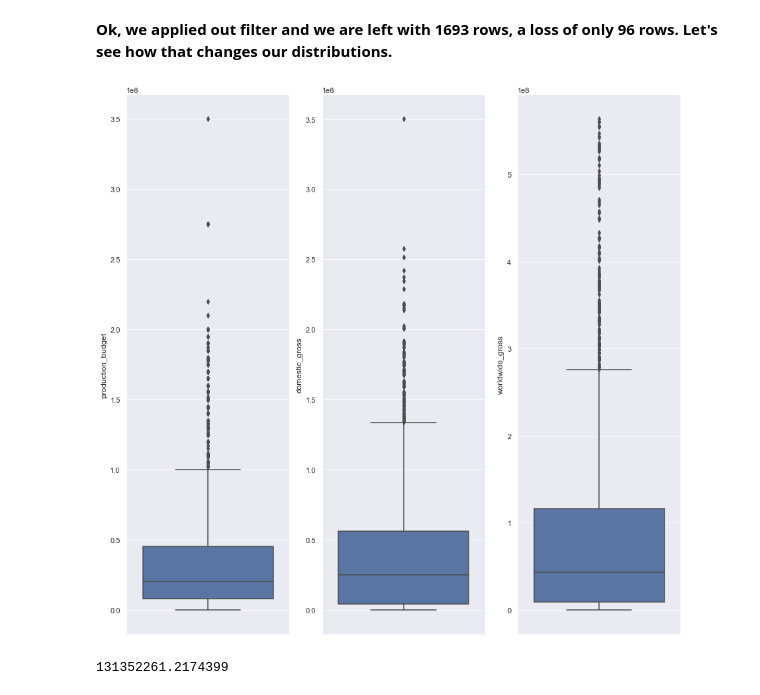
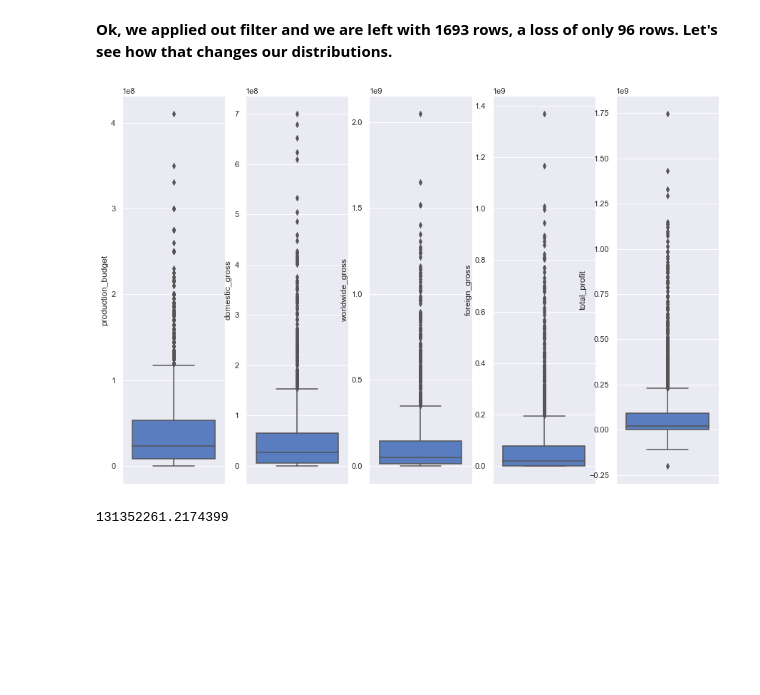
Before and after one commit to tcastanley/Movie_Analysis, a Jupyter notebook: Country_Movie_Inspection.ipynb, the cells around one changed output. Drawn from its saved outputs; the diff is of its cells as text; code cells hidden in the pictures; blank space fills up the shorter version.

```diff
--- a/Country_Movie_Inspection.ipynb
+++ b/Country_Movie_Inspection.ipynb
@@ -390,8 +393,8 @@ df_dom_movies_per_country.head()
 **Now we are going to create out dataframe of international movies, those with more than 1 in their country_count feature.
 We then reset the index just to make it look nicer, and to lessen any potential merge or join issues later.**
 # %%
-df_int_title_clist_ccount = df_title_regionlist_ccount[
-    df_title_regionlist_ccount[
+df_int_title_clist_ccount = df_title_countrylist_count[
+    df_title_countrylist_count[
         'country_count'
     ] > 1
 ]
@@ -471,9 +473,9 @@ def string_to_float_converter(value, to_replace=None, new_value='', new_dtype=fl
     else:
         return new_dtype(value.replace(to_replace, new_value))
 
-df_movie_moneys['worldwide_gross'] = df_movie_moneys['worldwide_gross'].map(lambda x: string_to_float_converter(x, to_replace=['$',',']))
-df_movie_moneys['production_budget'] = df_movie_moneys['production_budget'].map(lambda x: string_to_float_converter(x, to_replace=['$',',']))
-df_movie_moneys['domestic_gross'] = df_movie_moneys['domestic_gross'].map(lambda x: string_to_float_converter(x, to_replace=['$',',']))
+# df_movie_moneys['worldwide_gross'] = df_movie_moneys['worldwide_gross'].map(lambda x: string_to_float_converter(x, to_replace=['$',',']))
+# df_movie_moneys['production_budget'] = df_movie_moneys['production_budget'].map(lambda x: string_to_float_converter(x, to_replace=['$',',']))
+# df_movie_moneys['domestic_gross'] = df_movie_moneys['domestic_gross'].map(lambda x: string_to_float_converter(x, to_replace=['$',',']))
 
 df_movie_moneys.head()
 # %% [output]
@@ -624,15 +609,17 @@ sns.pairplot(df_int_movies_analysis_inner, kind='reg');
 # %% [markdown]
 **This is great! On our first look we can already see that a positive relationship exists between 'country_count' and our gross figures. Though remember that we are interested in profitability, not just revenue. We can also observe that we have a lot of positively-skewed features for budget and revenues. Next, let's take a closer look at our individual features using a boxplot to help us better contextualize the outliers.**
 # %%
-fig, (ax1, ax2, ax3) = plt.subplots(ncols=3, figsize=(15,15))
+fig, (ax1, ax2, ax3, ax4, ax5) = plt.subplots(ncols=5, figsize=(15,10))
 
-ax_list = [ax1, ax2, ax3]
+ax_list = [ax1, ax2, ax3, ax4, ax5]
 x = [df_int_movies_analysis_inner['production_budget'],
      df_int_movies_analysis_inner['domestic_gross'],
-     df_int_movies_analysis_inner['worldwide_gross']]
+     df_int_movies_analysis_inner['worldwide_gross'],
+     df_int_movies_analysis_inner['foreign_gross'],
+     df_int_movies_analysis_inner['total_profit']]
 
 
-for n in range(1,4):
+for n in range(1,6):
     ax = ax_list[n-1]
     x_new = x[n-1]
     sns.set_style('darkgrid')
@@ -690,21 +677,23 @@ df_int_movies_analysis_inner_cleaned.head()
 # %% [markdown]
  **Ok, we applied out filter and we are left with 1693 rows, a loss of only 96 rows. Let's see how that changes our distributions.**
 # %%
-fig, (ax1, ax2, ax3) = plt.subplots(ncols=3, figsize=(15,15))
+fig, (ax1, ax2, ax3, ax4, ax5) = plt.subplots(ncols=5, figsize=(15,10))
 
-ax_list = [ax1, ax2, ax3]
-x = [df_int_movies_analysis_inner_cleaned['production_budget'],
-     df_int_movies_analysis_inner_cleaned['domestic_gross'],
-     df_int_movies_analysis_inner_cleaned['worldwide_gross']]
+ax_list = [ax1, ax2, ax3, ax4, ax5]
+x = [df_int_movies_analysis_inner['production_budget'],
+     df_int_movies_analysis_inner['domestic_gross'],
+     df_int_movies_analysis_inner['worldwide_gross'],
+     df_int_movies_analysis_inner['foreign_gross'],
+     df_int_movies_analysis_inner['total_profit']]
 
 
-for n in range(1,4):
+for n in range(1,6):
     ax = ax_list[n-1]
     x_new = x[n-1]
     sns.set_style('darkgrid')
     sns.boxplot(x_new, ax=ax, orient='v')
 # %% [output]
-[figure, old version]
+[figure, new version]
 # %%
 df_int_movies_analysis_inner_cleaned['worldwide_gross'].mean()
 # %% [output]
```
Also changed, not shown: parts of 26 cells of this notebook, 2 other files.
